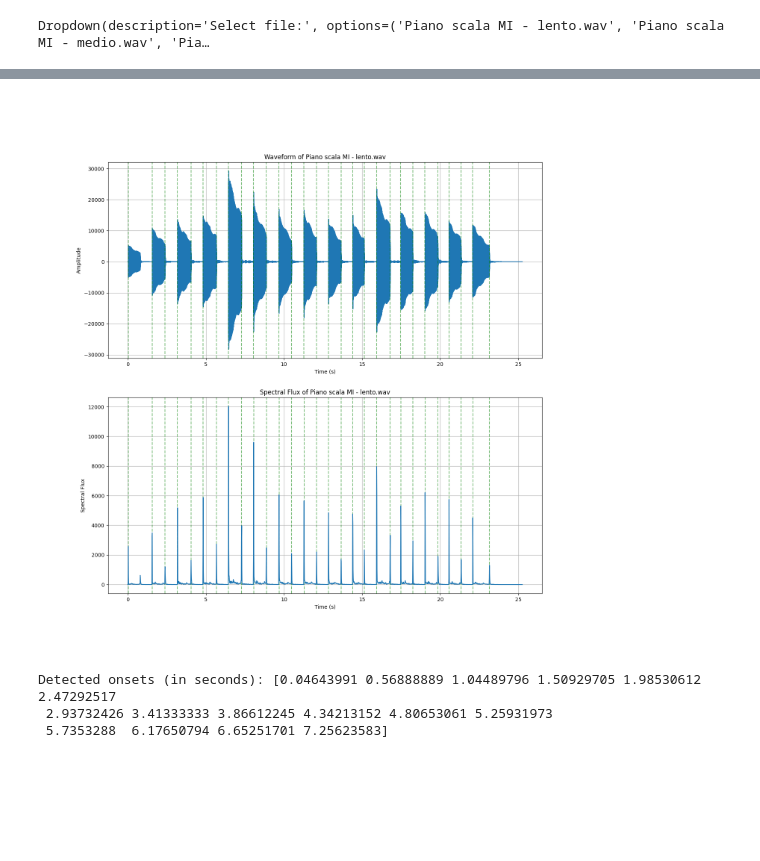
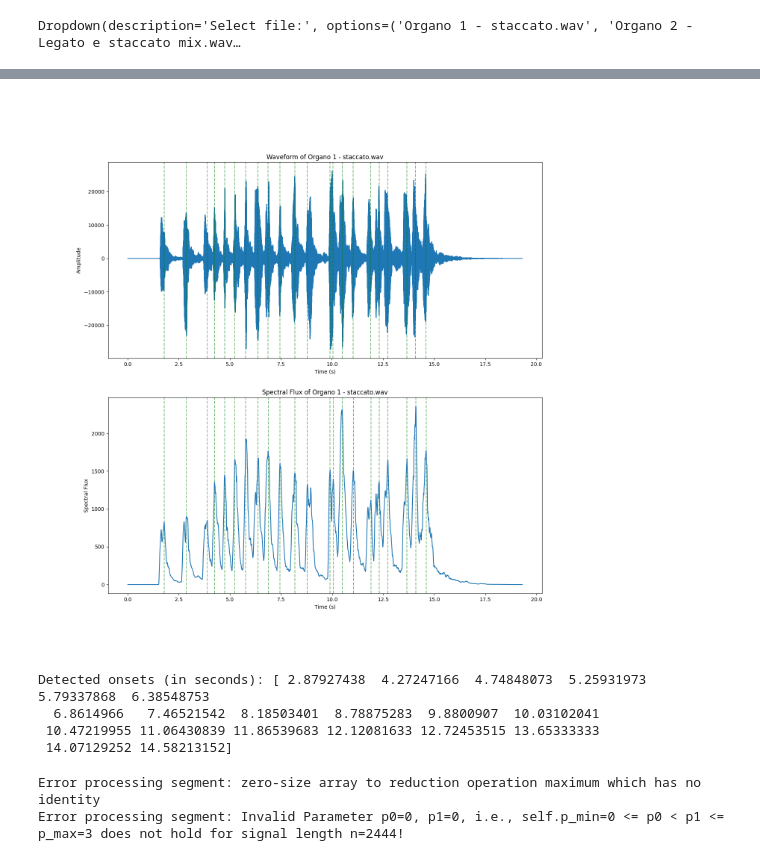
Before and after one commit to Lvetto/lmd_organo, a Jupyter notebook: onset_detection.ipynb, the cells around one changed output, grey strips where cells are left out. Cells and saved outputs as stored; diff of their text form; code cells hidden in the pictures; blank space fills up the shorter version.

Commit message:
aggiunte due registrazioni di organo

```diff
--- a/onset_detection.ipynb
+++ b/onset_detection.ipynb
@@ -136,60 +141,60 @@ def on_file_change(change):
     waveform_ax[0].set_title(f"Waveform of {selected_file}")
     waveform_ax[0].set_xlabel("Time (s)")
     waveform_ax[0].set_ylabel("Amplitude")
-    waveform_ax[0].grid()
 
     waveform_ax[1].clear()
 
     waveform_ax[1].clear()
     inds, spectral_flux = compute_spectral_flux(ch1, frame_size=1024, hop_size=512)
+    smooth_flux = np.convolve(spectral_flux, np.ones(convolve_window_slider.value)/convolve_window_slider.value, mode='same')
 
     time_flux = inds / fs
 
-    flux_peaks, _ = sp.signal.find_peaks(spectral_flux, prominence=1000, distance=10)
+    flux_peaks, _ = sp.signal.find_peaks(smooth_flux, prominence=500, distance=10)
 
     for peak in flux_peaks:
         waveform_ax[1].axvline(x=peak * (512 / fs), color='g', linestyle='--', alpha=0.5)
         waveform_ax[0].axvline(x=peak * (512 / fs), color='g', linestyle='--', alpha=0.5)
 
-    waveform_ax[1].plot(time_flux, spectral_flux, label='Spectral Flux')
+    waveform_ax[1].plot(time_flux, smooth_flux, label='Spectral Flux')
     waveform_ax[1].set_title(f"Spectral Flux of {selected_file}")
     waveform_ax[1].set_xlabel("Time (s)")
     waveform_ax[1].set_ylabel("Spectral Flux")
-    waveform_ax[1].grid()
 
     waveform_fig.canvas.draw()
 
 def update_plots(change):
     on_file_change({'new': file_select.value})
 
 with plt.ioff():
     waveform_fig, waveform_ax = plt.subplots(figsize=(15, 15), nrows=2)
 
     waveform_ax[0].set_title("Waveform")
     waveform_ax[0].set_xlabel("Time (s)")
     waveform_ax[0].set_ylabel("Amplitude")
     waveform_ax[0].grid()
 
     waveform_ax[1].set_title("Spectral Flux")
     waveform_ax[1].set_xlabel("Time (s)")
     waveform_ax[1].set_ylabel("Spectral Flux")
     waveform_ax[1].grid()
 
 
 display(file_select, window_size_slider, convolve_window_slider)
 file_select.observe(on_file_change, names='value')
 window_size_slider.observe(update_plots, names='value')
 convolve_window_slider.observe(update_plots, names='value')
 on_file_change({'new': file_select.value})  # Initialize with the first file
 plt.show()
 # %% [output]
-Dropdown(description='Select file:', options=('Piano scala MI - lento.wav', 'Piano scala MI - medio.wav', 'Pia…
+Dropdown(description='Select file:', options=('Organo 1 - staccato.wav', 'Organo 2 - Legato e staccato mix.wav…
 [interactive output not drawn]
 [interactive output not drawn]
-[figure, old version]
+[figure, new version]
 # %%
-filename = "Piano scala Mi - veloe legato.wav"
+#filename = "Piano scala Mi - veloe legato.wav"
 #filename = piano_files[0]  # Use the first file by default
+filename = file_select.value  # Use the selected file from the dropdown
 
 waveform = waveform_dict[filename][1]
 fs = waveform_dict[filename][0]
@@ -206,9 +211,10 @@ print("Detected onsets (in seconds):", samples_to_secs(onsets, fs))
 
 segments = segment_signal(ch1, fs, onsets)
 # %% [output]
-Detected onsets (in seconds): [0.04643991 0.56888889 1.04489796 1.50929705 1.98530612 2.47292517
- 2.93732426 3.41333333 3.86612245 4.34213152 4.80653061 5.25931973
- 5.7353288  6.17650794 6.65251701 7.25623583]
+Detected onsets (in seconds): [ 2.87927438  4.27247166  4.74848073  5.25931973  5.79337868  6.38548753
+  6.8614966   7.46521542  8.18503401  8.78875283  9.8800907  10.03102041
+ 10.47219955 11.06430839 11.86539683 12.12081633 12.72453515 13.65333333
+ 14.07129252 14.58213152]
 # %%
 #def detect_onsets(rms, fs, threshold=40, min_distance_secs=0.5, window_size=1024, smoothing=1):
 #    """Detect onsets in an RMS envelope."""
@@ -280,8 +286,14 @@ def compute_avg_spectrum_nperiods(segment, fs, n_periods=10):
 # compute power spectrum for each segment
 power_spectra = []
 for segment in segments:
-    freqs, psd = compute_avg_spectrum_nperiods(segment, fs, n_periods=20)
-    power_spectra.append((freqs, psd))
+    try:
+        freqs, psd = compute_avg_spectrum_nperiods(segment, fs, n_periods=20)
+        power_spectra.append((freqs, psd))
+    except Exception as e:
+        print(f"Error processing segment: {e}")
+# %% [output]
+Error processing segment: zero-size array to reduction operation maximum which has no identity
+Error processing segment: Invalid Parameter p0=0, p1=0, i.e., self.p_min=0 <= p0 < p1 <= p_max=3 does not hold for signal length n=2444!
 # %%
 def cleanup_segments(segments, fs, min_duration_secs=0.1, window_size=2048):
     """
```
Also changed, not shown: parts of 15 cells of this notebook, 2 other files.
